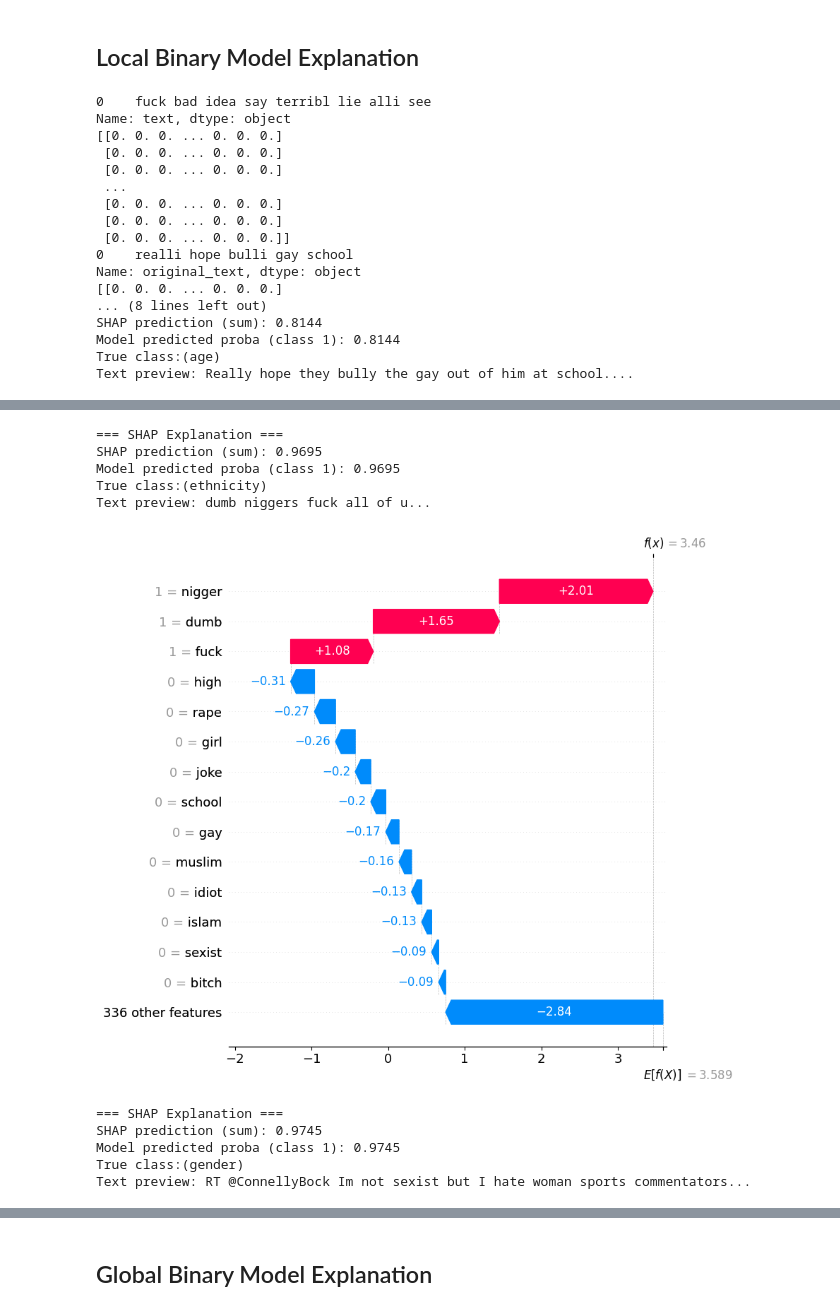
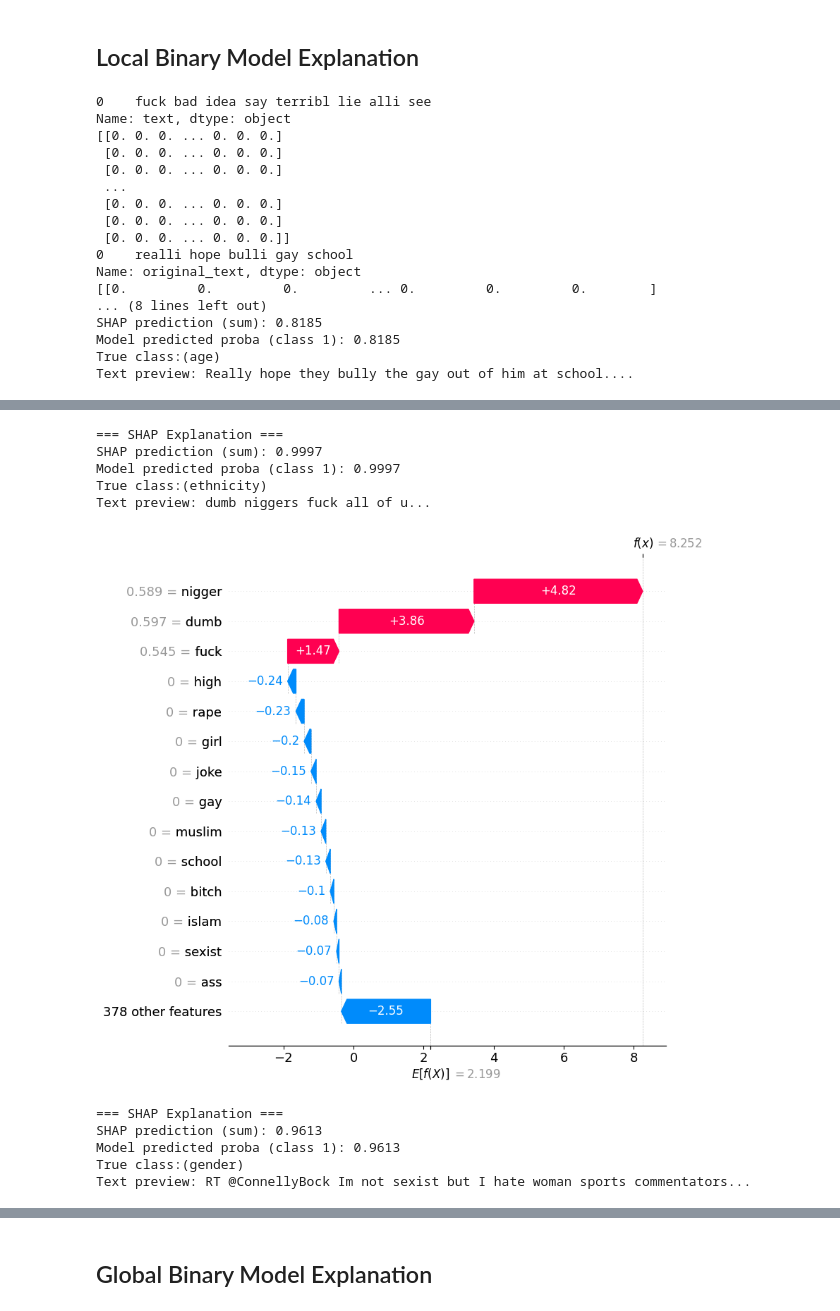
Before and after one commit to msegreto/CyberbullismDetection, a Jupyter notebook: notebook/7.2_ModelExplanationBinary.ipynb, the cells around one changed output, grey strips where cells are left out. Saved outputs shown, nothing was run; the diff lists cells and outputs as text; code cells hidden in the pictures.

```diff
--- a/notebook/7.2_ModelExplanationBinary.ipynb
+++ b/notebook/7.2_ModelExplanationBinary.ipynb
@@ -4,7 +4,6 @@
 ## Dataset & Model Loading
 # %%
 import pandas as pd
-from gensim.models import Word2Vec
 import numpy as np
 import joblib
 import shap
@@ -12,7 +11,6 @@ import matplotlib.pyplot as plt
 import os
 import sys
 sys.path.append(os.path.abspath(os.path.join(os.getcwd(), '..')))
-from utils.w2v_feature_extraction import W2VTransformer
 from utils.text_preprocessing import preprocess_text
 shap.initjs()
 
@@ -21,7 +19,6 @@ df_train = df_train[['text', 'binary_label']]
 df_train = df_train[
     df_train['text'].notna() & df_train['text'].str.strip().astype(bool)
 ]
-model1 = Word2Vec.load("../model/word2vec_model1.model")
 
 X_text = df_train["text"].fillna("").astype(str)
 y_binary = df_train["binary_label"].map({
@@ -29,19 +26,19 @@ y_binary = df_train["binary_label"].map({
     "not_cyberbullying": 0
 })
 
-pipeline_binary = joblib.load("../model/binary/LogisticRegression_BoW.pkl")
+pipeline_binary = joblib.load("../model/binary/LogisticRegression_TF-IDF.pkl")
 
 lr_binary = pipeline_binary.named_steps["model"]
 
-BoW_vectorizer_binary = pipeline_binary.named_steps["vectorizer"]
+tfidf_vectorizer_binary = pipeline_binary.named_steps["vectorizer"]
 
-vocab = BoW_vectorizer_binary.get_feature_names_out()
+vocab = tfidf_vectorizer_binary.get_feature_names_out()
 
 print("\nBinary pipeline steps:")
 print(pipeline_binary.steps)
 print("\nExtracted model types:")
 print("Binary model:   ", type(lr_binary))
-print("Binary vocab size:   ", len(BoW_vectorizer_binary.get_feature_names_out()))
+print("Binary vocab size:   ", len(tfidf_vectorizer_binary.get_feature_names_out()))
 # %% [output]
 [interactive output not drawn]
 Binary pipeline steps:
@@ -57,13 +54,13 @@ Binary vocab size:    350
 
 X_train = X_text.apply(preprocess_text)
 print(X_train.head(1))
-X_train= BoW_vectorizer_binary.transform(X_train).toarray().astype("float32")
+X_train= tfidf_vectorizer_binary.transform(X_train).toarray().astype("float32")
 print(X_train)
 
 test = pd.read_csv("../dataset/selected_explanable_example.csv")
 X_test = test["original_text"].apply(preprocess_text)
 print(X_test.head(1))
-X_test= BoW_vectorizer_binary.transform(X_test).toarray().astype("float32")
+X_test= tfidf_vectorizer_binary.transform(X_test).toarray().astype("float32")
 print(X_test)
 
 explainer = shap.Explainer(lr_binary, X_train)
@@ -103,9 +100,9 @@ Name: text, dtype: object
  [0. 0. 0. ... 0. 0. 0.]]
 0    realli hope bulli gay school
 Name: original_text, dtype: object
-[[0. 0. 0. ... 0. 0. 0.]
+[[0.         0.         0.         ... 0.         0.         0.        ]
 ... (8 lines left out)
-SHAP prediction (sum): 0.8144
-Model predicted proba (class 1): 0.8144
+SHAP prediction (sum): 0.8185
+Model predicted proba (class 1): 0.8185
 True class:(age)
 Text preview: Really hope they bully the gay out of him at school....
@@ -113,11 +110,11 @@ Text preview: Really hope they bully the gay out of him at school....
 === SHAP Explanation ===
-SHAP prediction (sum): 0.9695
-Model predicted proba (class 1): 0.9695
+SHAP prediction (sum): 0.9997
+Model predicted proba (class 1): 0.9997
 True class:(ethnicity)
 Text preview: dumb niggers fuck all of u...
-[figure, old version]
+[figure, new version]
 === SHAP Explanation ===
-SHAP prediction (sum): 0.9745
-Model predicted proba (class 1): 0.9745
+SHAP prediction (sum): 0.9613
+Model predicted proba (class 1): 0.9613
 True class:(gender)
 Text preview: RT @ConnellyBock Im not sexist but I hate woman sports commentators...
```
Also changed, not shown: parts of 3 cells of this notebook, 27 other files.
